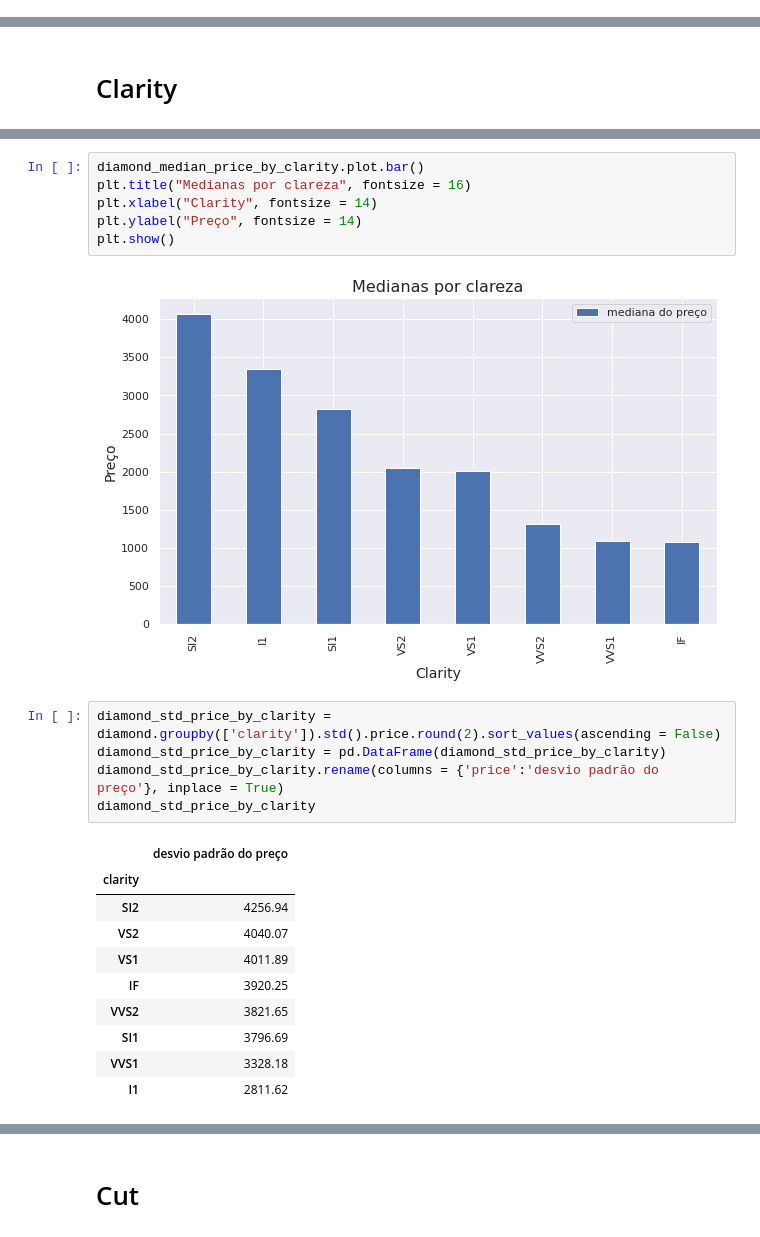
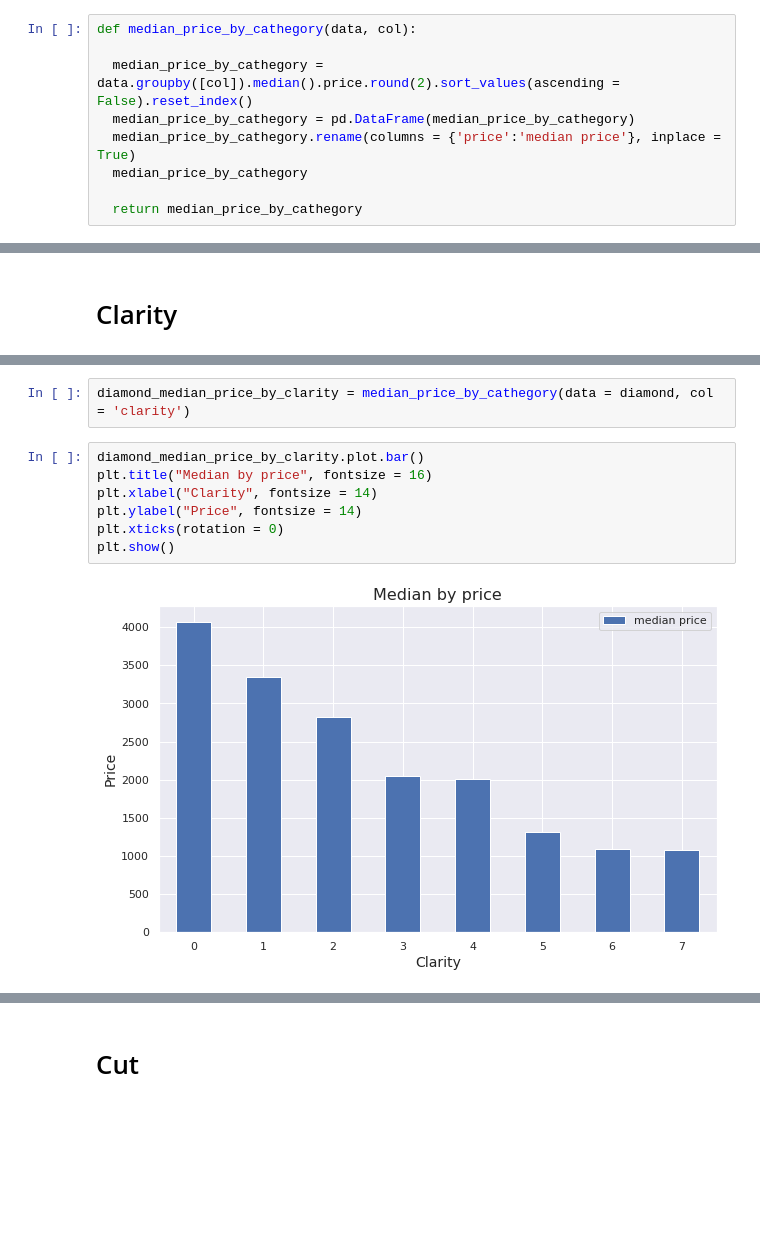
Before and after one commit to Pedro-A-D-S/diamonds_price_prediction, a Jupyter notebook: Diamonds.ipynb, the cells around one changed output, grey strips where cells are left out. Saved outputs shown, nothing was run; the diff lists cells and outputs as text; blank space fills up the shorter version.

```diff
--- a/Diamonds.ipynb
+++ b/Diamonds.ipynb
@@ -61,0 +71,9 @@ Z : Comprimento do diamante em milímetros.
+# %%
+def median_price_by_cathegory(data, col):
+
+  median_price_by_cathegory = data.groupby([col]).median().price.round(2).sort_values(ascending = False).reset_index()
+  median_price_by_cathegory = pd.DataFrame(median_price_by_cathegory)
+  median_price_by_cathegory.rename(columns = {'price':'median price'}, inplace = True)
+  median_price_by_cathegory
+
+  return median_price_by_cathegory
@@ -241,24 +304,11 @@ diamond_median_price_by_clarity
+# %%
+diamond_median_price_by_clarity = median_price_by_cathegory(data = diamond, col = 'clarity')
 # %%
 diamond_median_price_by_clarity.plot.bar()
-plt.title("Medianas por clareza", fontsize = 16)
+plt.title("Median by price", fontsize = 16)
 plt.xlabel("Clarity", fontsize = 14)
-plt.ylabel("Preço", fontsize = 14)
+plt.ylabel("Price", fontsize = 14)
+plt.xticks(rotation = 0)
 plt.show()
 # %% [output]
-[figure, old version]
+[figure, new version]
-# %%
-diamond_std_price_by_clarity = diamond.groupby(['clarity']).std().price.round(2).sort_values(ascending = False)
-diamond_std_price_by_clarity = pd.DataFrame(diamond_std_price_by_clarity)
-diamond_std_price_by_clarity.rename(columns = {'price':'desvio padrão do preço'}, inplace = True)
-diamond_std_price_by_clarity
-# %% [output]
-|  | desvio padrão do preço |
-| clarity |  |
-| SI2 | 4256.94 |
-| VS2 | 4040.07 |
-| VS1 | 4011.89 |
-| IF | 3920.25 |
-| VVS2 | 3821.65 |
-| SI1 | 3796.69 |
-| VVS1 | 3328.18 |
-| I1 | 2811.62 |
```
Also changed, not shown: parts of 162 cells of this notebook.
